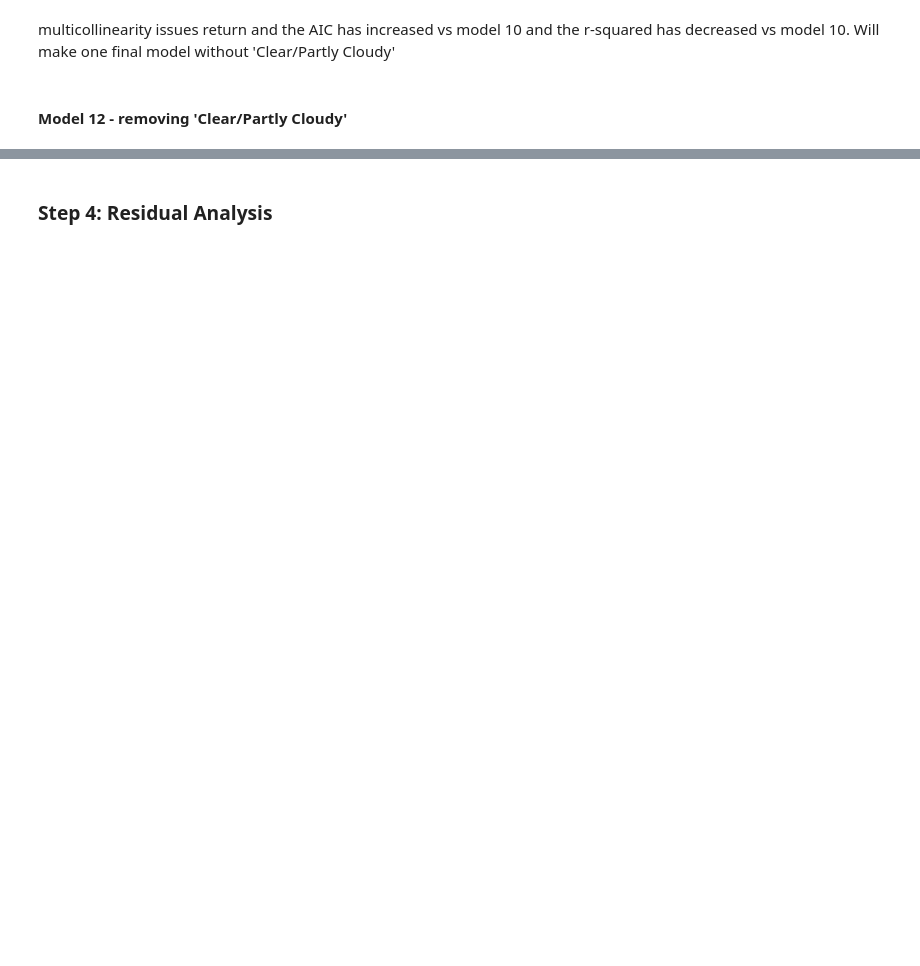
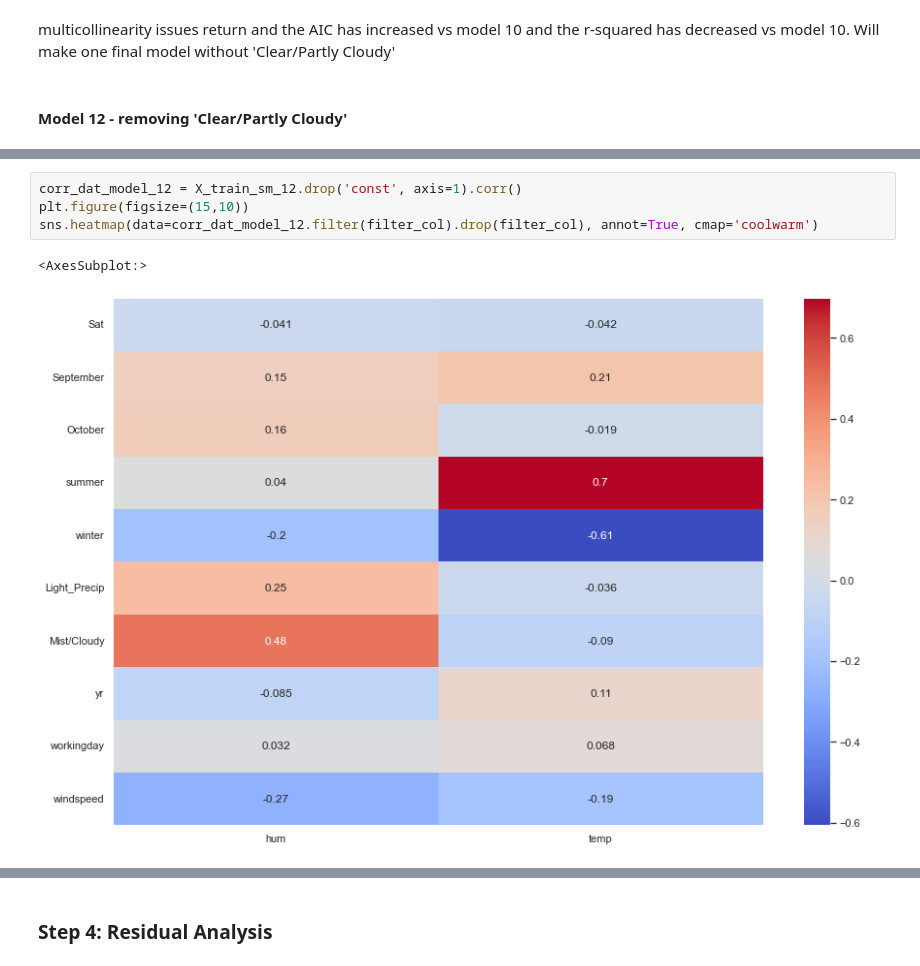
Before and after one commit to mickyals/BoomBikes_Regression, a Jupyter notebook: BoomBikes_Regression_Model_Mickell_Als.ipynb, the cells around one changed output, grey strips where cells are left out. Cells and saved outputs as stored; diff of their text form; blank space fills up the shorter version.

```diff
--- a/BoomBikes_Regression_Model_Mickell_Als.ipynb
+++ b/BoomBikes_Regression_Model_Mickell_Als.ipynb
@@ -1064,5 +1075,12 @@ Covariance Type:            nonrobust
 1      September   1.29
 2        October   1.26
 5   Light_Precip   1.21
+# %%
+corr_dat_model_12 = X_train_sm_12.drop('const', axis=1).corr()
+plt.figure(figsize=(15,10))
+sns.heatmap(data=corr_dat_model_12.filter(filter_col).drop(filter_col), annot=True, cmap='coolwarm')
+# %% [output]
+<AxesSubplot:>
+[figure, added]
 # %% [markdown]
 Model 10 and 12 perform similarly with their AICs being similar, their adj r-squared being similar and all p-values < 0.05.
```
Also changed, not shown: parts of 33 cells of this notebook, 3 other files.
